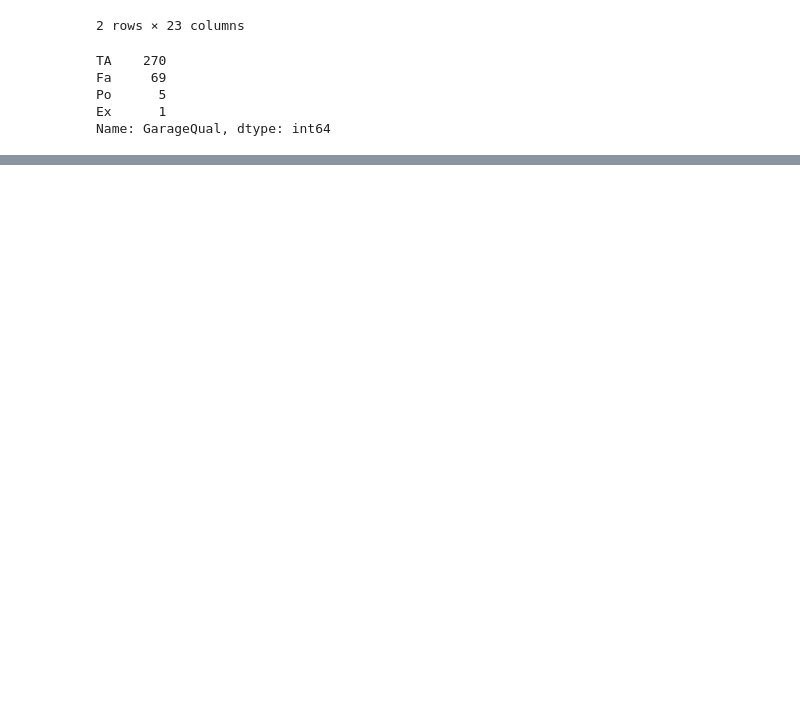
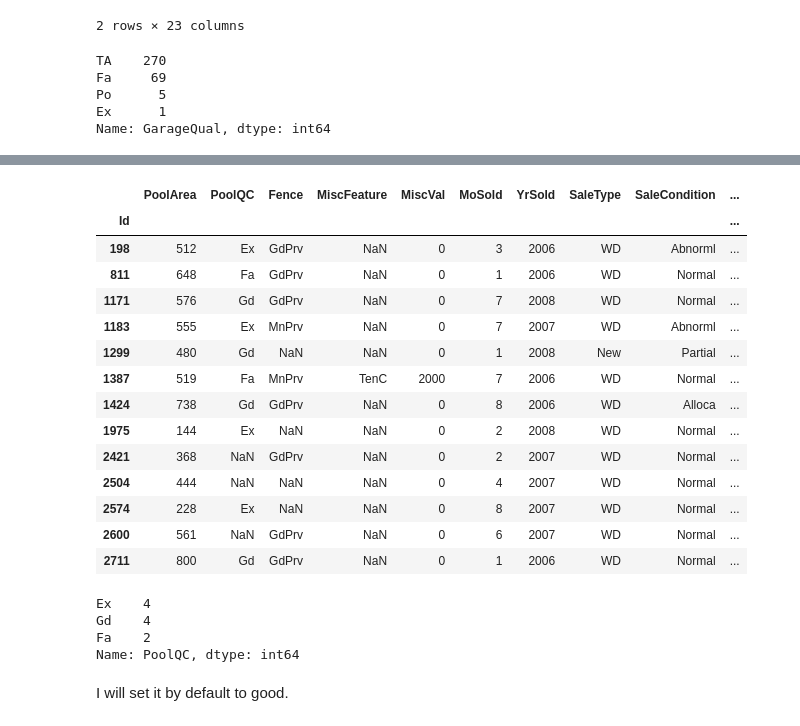
Before and after one commit to AnirudhAchal/Housing-Prices, a Jupyter notebook: Notebooks/Housing Prices .ipynb, the cells around one changed output, grey strips where cells are left out. Drawn from its saved outputs; the diff is of its cells as text; code cells hidden in the pictures; blank space fills up the shorter version.

Commit message:
Pool featured completed

```diff
--- a/Notebooks/Housing Prices .ipynb
+++ b/Notebooks/Housing Prices .ipynb
@@ -2251,0 +2261,3 @@ df.loc[pd.isnull(df['GarageQual']), 'GarageQual'] = 'TA'
+# %%
+# Setting Condition to 'TA' as suggested by the distribution
+df.loc[pd.isnull(df['GarageCond']), 'GarageCond'] = 'TA|'
@@ -2251,0 +2324,3 @@ df.loc[pd.isnull(df['GarageQual']), 'GarageQual'] = 'TA'
+# %%
+# Setting value to NA
+df.loc[(pd.isnull(df['PoolQC'])) & (df['PoolArea'] == 0), 'PoolQC'] = 'NA'
@@ -2251,0 +2336,28 @@ df.loc[pd.isnull(df['GarageQual']), 'GarageQual'] = 'TA'
+# %%
+#All houses having pools
+df.loc[df['PoolArea'] != 0, 'PoolArea':]
+# %% [output]
+|  | PoolArea | PoolQC | Fence | MiscFeature | MiscVal | MoSold | YrSold | SaleType | SaleCondition | ... |
+| Id |  |  |  |  |  |  |  |  |  | ... |
+| 198 | 512 | Ex | GdPrv | NaN | 0 | 3 | 2006 | WD | Abnorml | ... |
+| 811 | 648 | Fa | GdPrv | NaN | 0 | 1 | 2006 | WD | Normal | ... |
+| 1171 | 576 | Gd | GdPrv | NaN | 0 | 7 | 2008 | WD | Normal | ... |
+| 1183 | 555 | Ex | MnPrv | NaN | 0 | 7 | 2007 | WD | Abnorml | ... |
+| 1299 | 480 | Gd | NaN | NaN | 0 | 1 | 2008 | New | Partial | ... |
+| 1387 | 519 | Fa | MnPrv | TenC | 2000 | 7 | 2006 | WD | Normal | ... |
+| 1424 | 738 | Gd | GdPrv | NaN | 0 | 8 | 2006 | WD | Alloca | ... |
+| 1975 | 144 | Ex | NaN | NaN | 0 | 2 | 2008 | WD | Normal | ... |
+| 2421 | 368 | NaN | GdPrv | NaN | 0 | 2 | 2007 | WD | Normal | ... |
+| 2504 | 444 | NaN | NaN | NaN | 0 | 4 | 2007 | WD | Normal | ... |
+| 2574 | 228 | Ex | NaN | NaN | 0 | 8 | 2007 | WD | Normal | ... |
+| 2600 | 561 | NaN | GdPrv | NaN | 0 | 6 | 2007 | WD | Normal | ... |
+| 2711 | 800 | Gd | GdPrv | NaN | 0 | 1 | 2006 | WD | Normal | ... |
+# %%
+df.loc[df['PoolArea'] != 0, 'PoolQC'].value_counts()
+# %% [output]
+Ex    4
+Gd    4
+Fa    2
+Name: PoolQC, dtype: int64
+# %% [markdown]
+I will set it by default to good.
```
Also changed, not shown: parts of 10 cells of this notebook.
